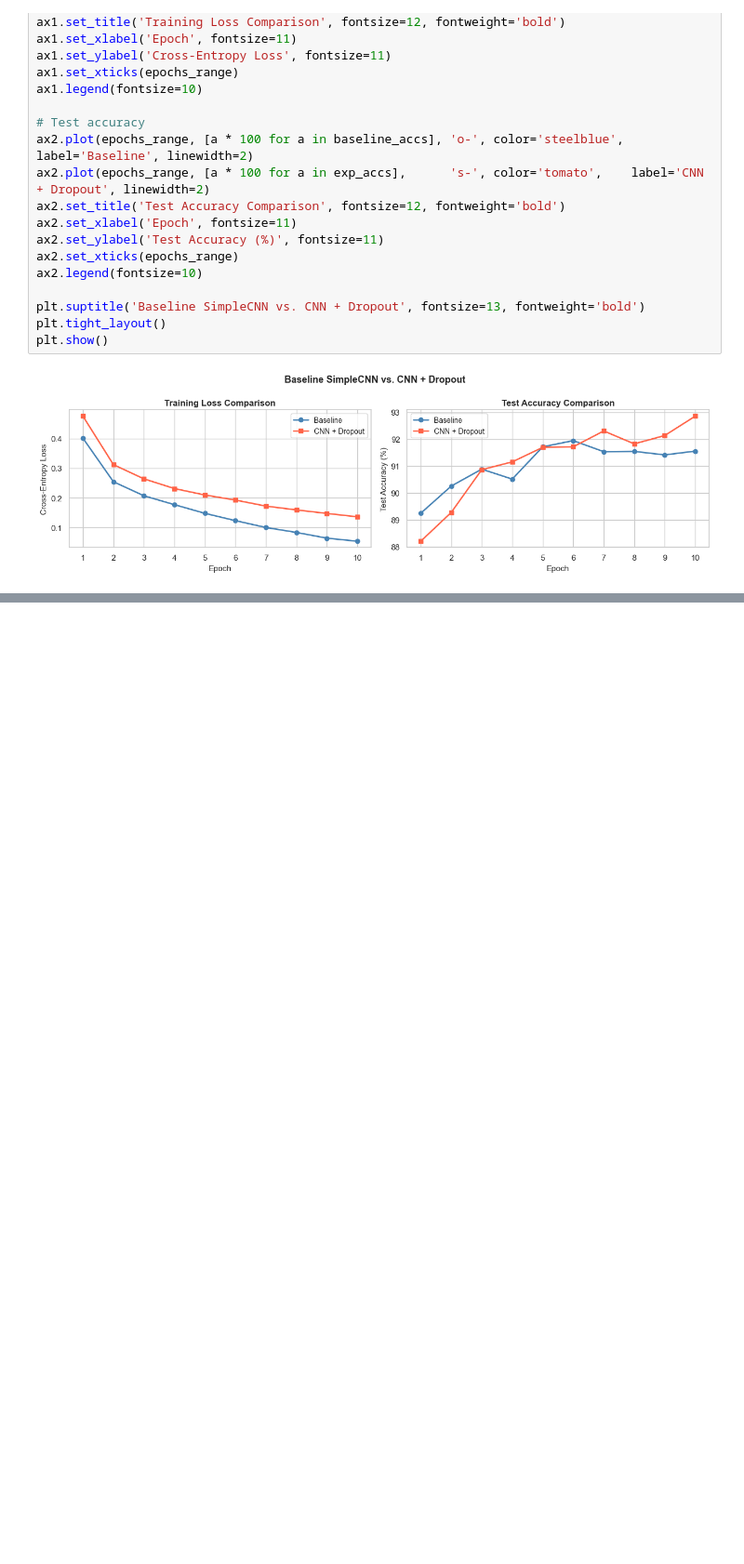
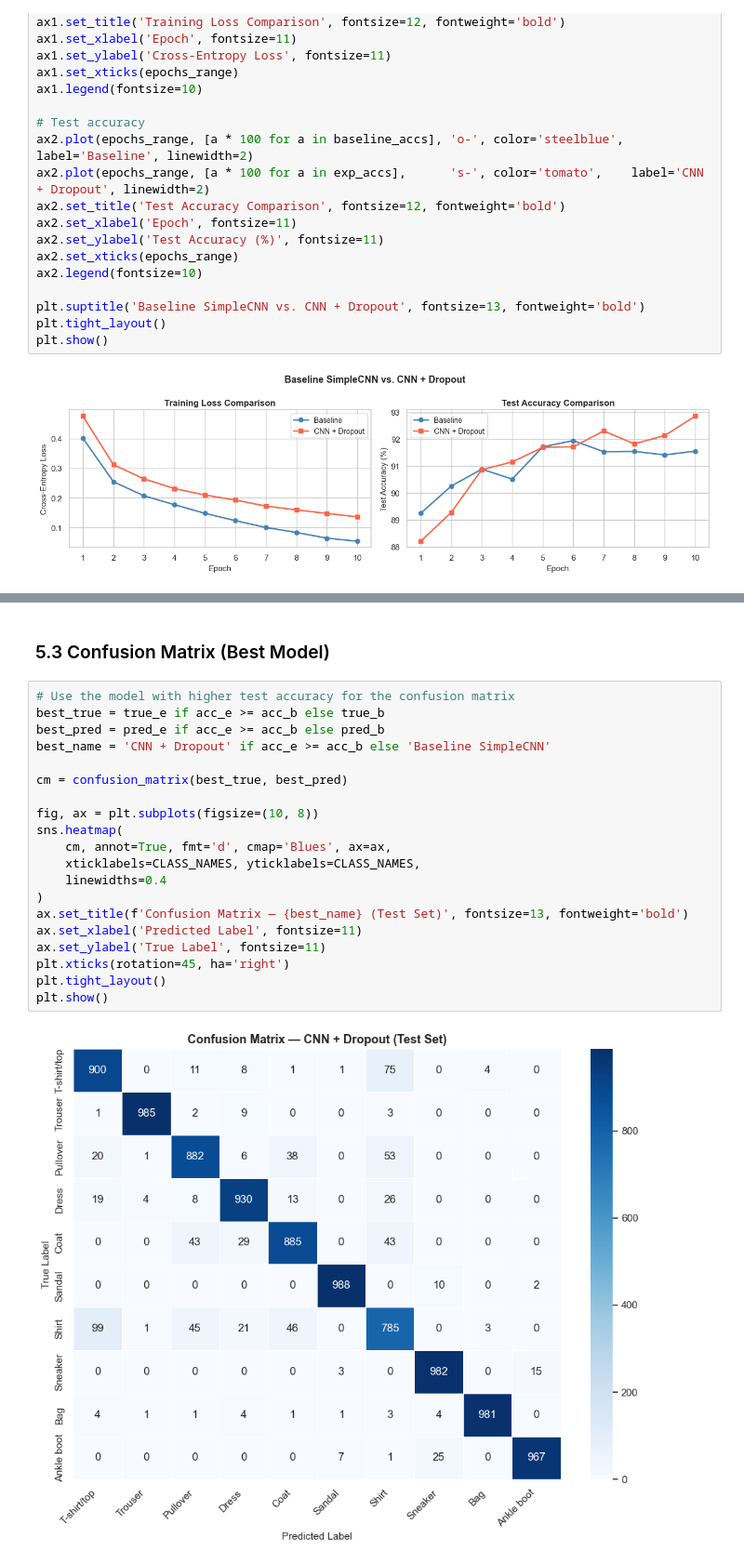
Before and after one commit to sbodrero/deep_learning_systems, a Jupyter notebook: deep_learning.ipynb, the cells around one changed output, grey strips where cells are left out. Shown at 93% size. Cells and saved outputs as stored; diff of their text form; blank space fills up the shorter version.

Commit message:
Add final test accuracy, per-class accuracy, and confusion matrix visualizations

```diff
--- a/deep_learning.ipynb
+++ b/deep_learning.ipynb
@@ -439,0 +511,24 @@ plt.show()
+# %% [markdown]
+### 5.3 Confusion Matrix (Best Model)
+# %%
+# Use the model with higher test accuracy for the confusion matrix
+best_true = true_e if acc_e >= acc_b else true_b
+best_pred = pred_e if acc_e >= acc_b else pred_b
+best_name = 'CNN + Dropout' if acc_e >= acc_b else 'Baseline SimpleCNN'
+
+cm = confusion_matrix(best_true, best_pred)
+
+fig, ax = plt.subplots(figsize=(10, 8))
+sns.heatmap(
+    cm, annot=True, fmt='d', cmap='Blues', ax=ax,
+    xticklabels=CLASS_NAMES, yticklabels=CLASS_NAMES,
+    linewidths=0.4
+)
+ax.set_title(f'Confusion Matrix — {best_name} (Test Set)', fontsize=13, fontweight='bold')
+ax.set_xlabel('Predicted Label', fontsize=11)
+ax.set_ylabel('True Label', fontsize=11)
+plt.xticks(rotation=45, ha='right')
+plt.tight_layout()
+plt.show()
+# %% [output]
+[figure, added]
```
Also changed, not shown: parts of 7 cells of this notebook.
